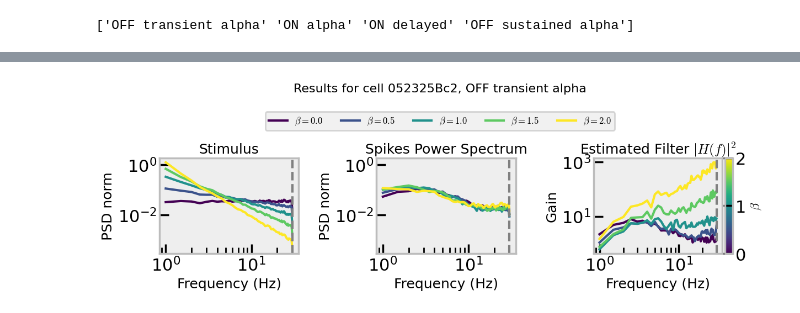
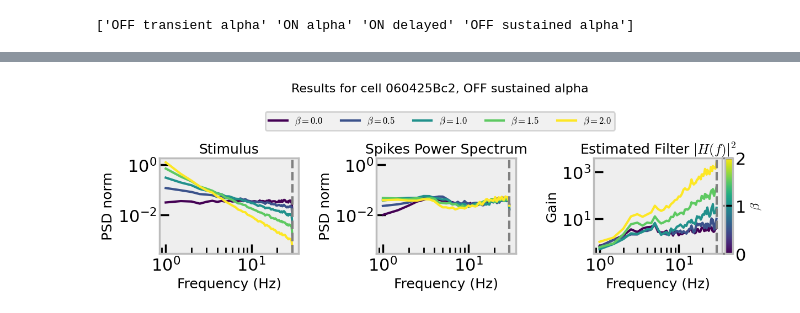
Before and after one commit to SchwartzNU/DJ_schwartzlab, a Jupyter notebook: project_scripts/TemporalProcessing/all_cells_analysis.ipynb, the cells around one changed output, grey strips where cells are left out. Drawn from its saved outputs; the diff is of its cells as text; code cells hidden in the pictures.

```diff
--- a/project_scripts/TemporalProcessing/all_cells_analysis.ipynb
+++ b/project_scripts/TemporalProcessing/all_cells_analysis.ipynb
@@ -62,9 +63,9 @@ Cell: 052325Bc2 → Quadrant: DN
 # %%
-cell_name = '052325Bc2'
+cell_name = '060425Bc2'
 if cell_name in df_celltype['cell_name'].unique():
     fig = plot_example_cell(cell_name, df_celltype)
 # %% [output]
-[figure, old version]
+[figure, new version]
 # %%
 # Precompute global y-axis limits
 all_nr_psd = []
```
Also changed, not shown: parts of 4 cells of this notebook, 3 other files.
